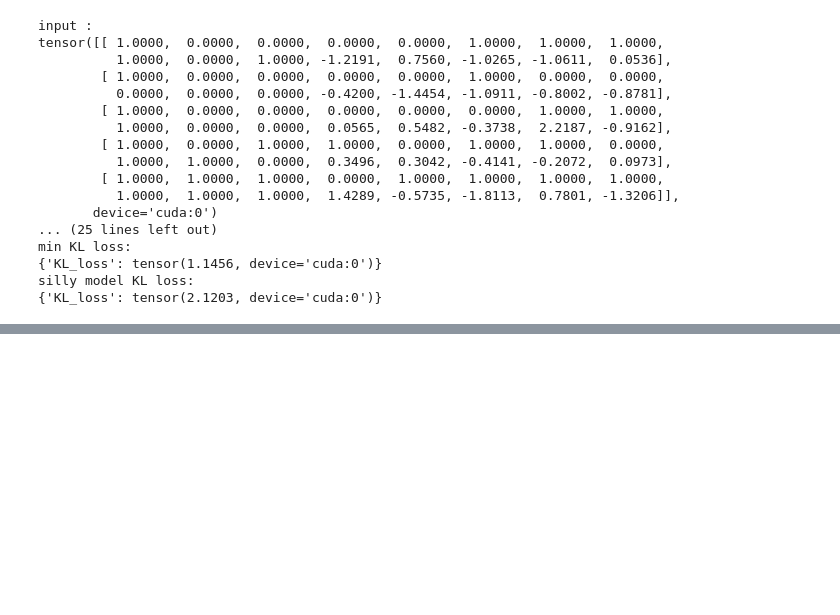
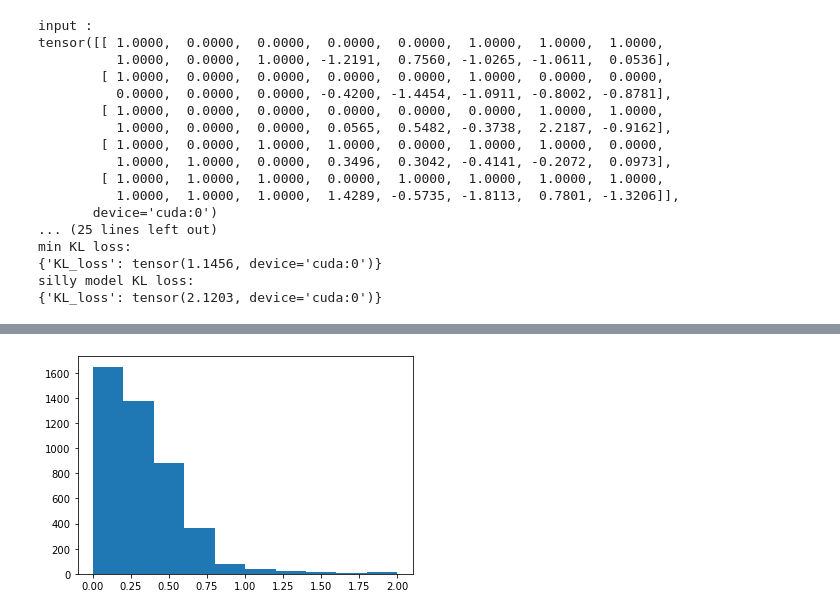
Before and after one commit to ZhongzeCai/Feature_AssortmentNN, a Jupyter notebook: checker.ipynb, the cells around one changed output, grey strips where cells are left out. Cells and saved outputs as stored; diff of their text form; code cells hidden in the pictures; blank space fills up the shorter version.

```diff
--- a/checker.ipynb
+++ b/checker.ipynb
@@ -112,0 +141,7 @@ silly model KL loss:
+# %%
+from check_model import model_behavior_check, L1_loss_check
+
+L1_loss_check(training_yaml_path = "configs/Markov_10_UtilsModel_2Layers.yaml",
+              model_name="Markov_10_UtilsModel_2Layers", clamp_level = 2)
+# %% [output]
+[figure, added]
```
Also changed, not shown: parts of 3 cells of this notebook, 6 other files.
